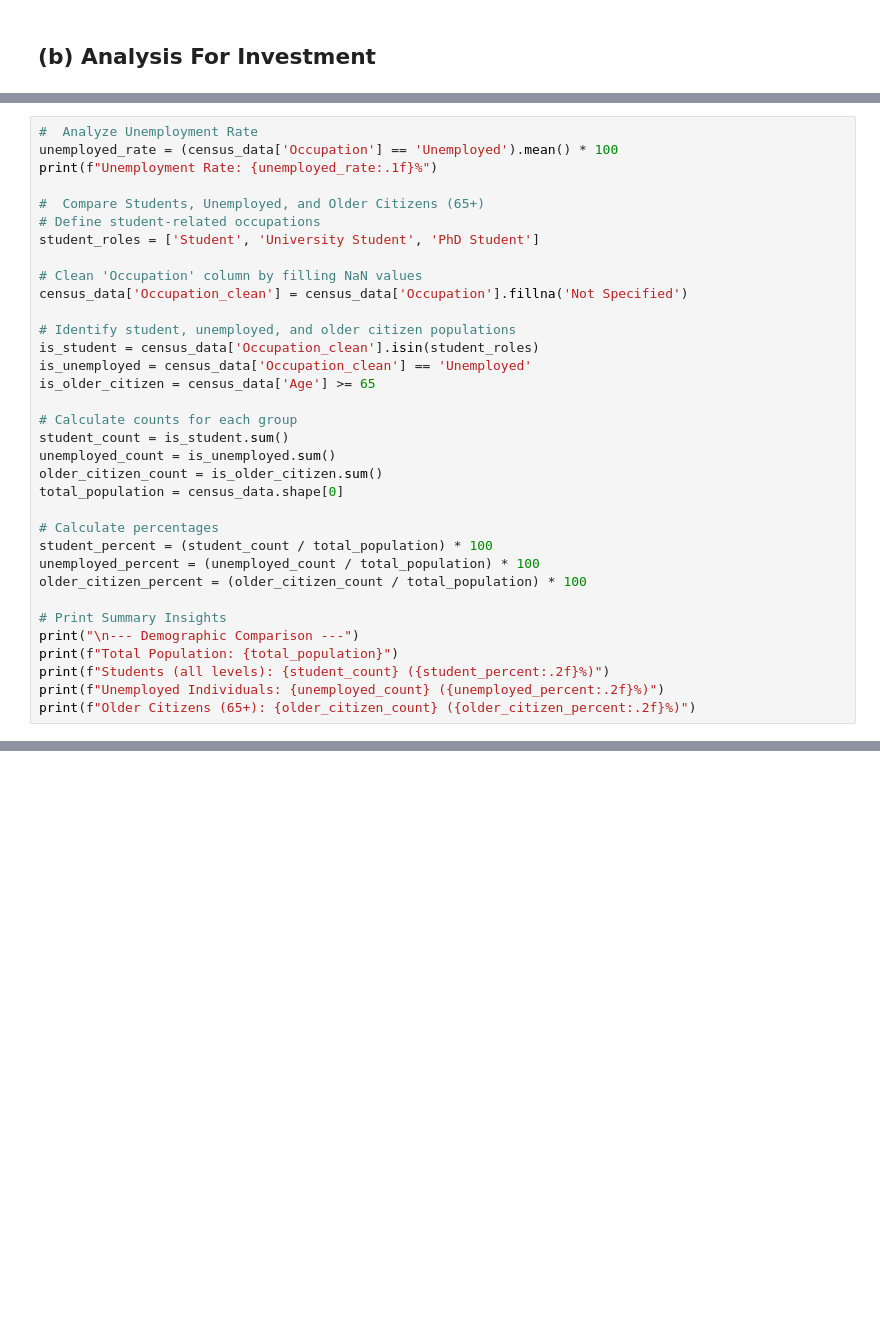
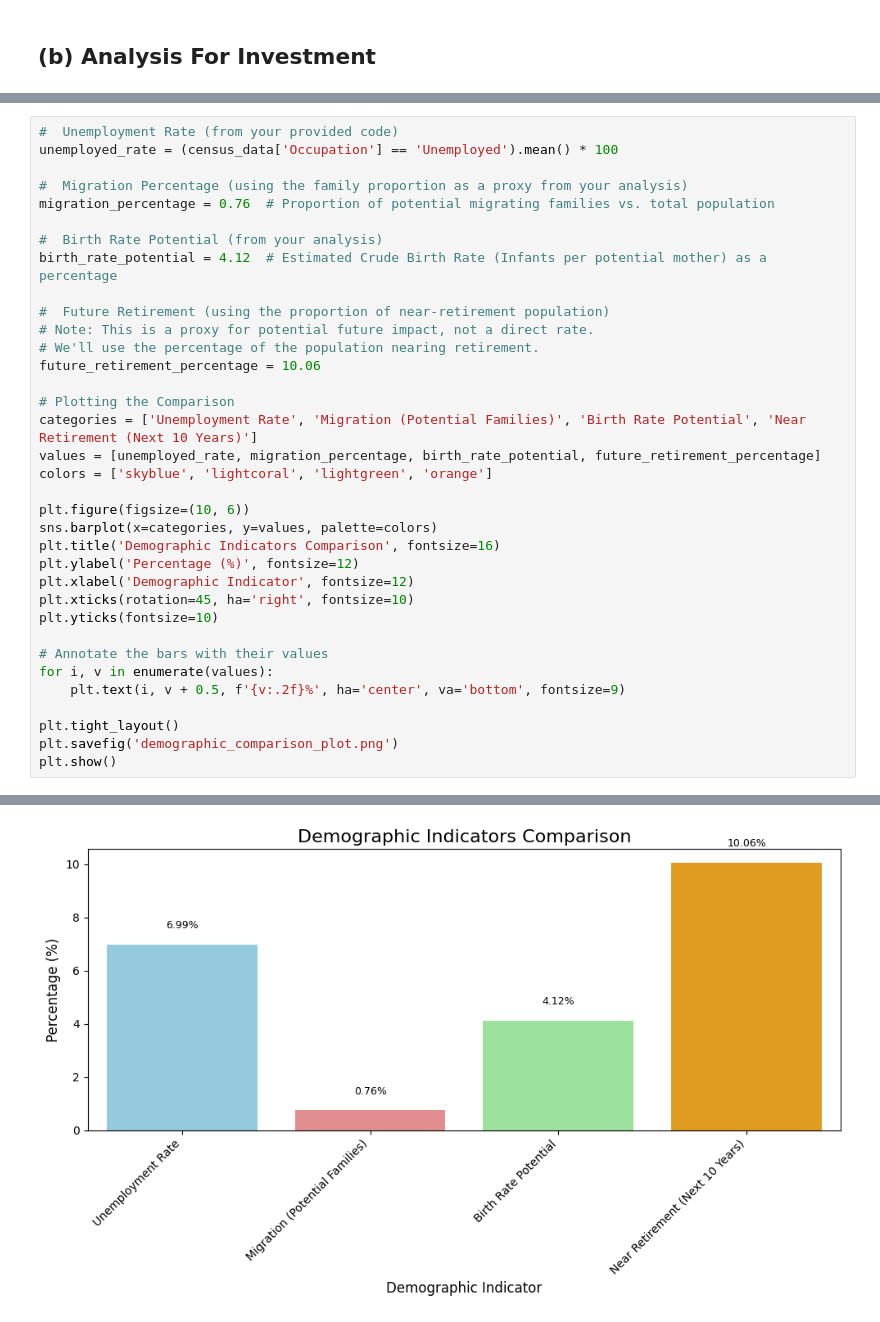
Before and after one commit to Pappy-Vx/censor, a Jupyter notebook: census_analysis.ipynb, the cells around one changed output, grey strips where cells are left out. Drawn from its saved outputs; the diff is of its cells as text; blank space fills up the shorter version.

```diff
--- a/census_analysis.ipynb
+++ b/census_analysis.ipynb
@@ -799,35 +1103,36 @@ The data supports the conclusion that a train station would enhance mobility for
 # %%
-#  Analyze Unemployment Rate
+#  Unemployment Rate (from your provided code)
 unemployed_rate = (census_data['Occupation'] == 'Unemployed').mean() * 100
-print(f"Unemployment Rate: {unemployed_rate:.1f}%")
 
-#  Compare Students, Unemployed, and Older Citizens (65+)
-# Define student-related occupations
-student_roles = ['Student', 'University Student', 'PhD Student']
+#  Migration Percentage (using the family proportion as a proxy from your analysis)
+migration_percentage = 0.76  # Proportion of potential migrating families vs. total population
 
-# Clean 'Occupation' column by filling NaN values
-census_data['Occupation_clean'] = census_data['Occupation'].fillna('Not Specified')
+#  Birth Rate Potential (from your analysis)
+birth_rate_potential = 4.12  # Estimated Crude Birth Rate (Infants per potential mother) as a percentage
 
-# Identify student, unemployed, and older citizen populations
-is_student = census_data['Occupation_clean'].isin(student_roles)
-is_unemployed = census_data['Occupation_clean'] == 'Unemployed'
-is_older_citizen = census_data['Age'] >= 65
+#  Future Retirement (using the proportion of near-retirement population)
+# Note: This is a proxy for potential future impact, not a direct rate.
+# We'll use the percentage of the population nearing retirement.
+future_retirement_percentage = 10.06
 
-# Calculate counts for each group
-student_count = is_student.sum()
-unemployed_count = is_unemployed.sum()
-older_citizen_count = is_older_citizen.sum()
-total_population = census_data.shape[0]
+# Plotting the Comparison
+categories = ['Unemployment Rate', 'Migration (Potential Families)', 'Birth Rate Potential', 'Near Retirement (Next 10 Years)']
+values = [unemployed_rate, migration_percentage, birth_rate_potential, future_retirement_percentage]
+colors = ['skyblue', 'lightcoral', 'lightgreen', 'orange']
 
-# Calculate percentages
-student_percent = (student_count / total_population) * 100
-unemployed_percent = (unemployed_count / total_population) * 100
-older_citizen_percent = (older_citizen_count / total_population) * 100
+plt.figure(figsize=(10, 6))
+sns.barplot(x=categories, y=values, palette=colors)
+plt.title('Demographic Indicators Comparison', fontsize=16)
+plt.ylabel('Percentage (%)', fontsize=12)
+plt.xlabel('Demographic Indicator', fontsize=12)
+plt.xticks(rotation=45, ha='right', fontsize=10)
+plt.yticks(fontsize=10)
 
-# Print Summary Insights
-print("\n--- Demographic Comparison ---")
-print(f"Total Population: {total_population}")
-print(f"Students (all levels): {student_count} ({student_percent:.2f}%)")
-print(f"Unemployed Individuals: {unemployed_count} ({unemployed_percent:.2f}%)")
-print(f"Older Citizens (65+): {older_citizen_count} ({older_citizen_percent:.2f}%)")
+# Annotate the bars with their values
+for i, v in enumerate(values):
+    plt.text(i, v + 0.5, f'{v:.2f}%', ha='center', va='bottom', fontsize=9)
+
+plt.tight_layout()
+plt.savefig('demographic_comparison_plot.png')
+plt.show()
 # %% [output]
@@ -840,0 +1142 @@ Older Citizens (65+): 1271 (12.68%)
+[figure, added]
```
Also changed, not shown: parts of 16 cells of this notebook, 4 other files.
